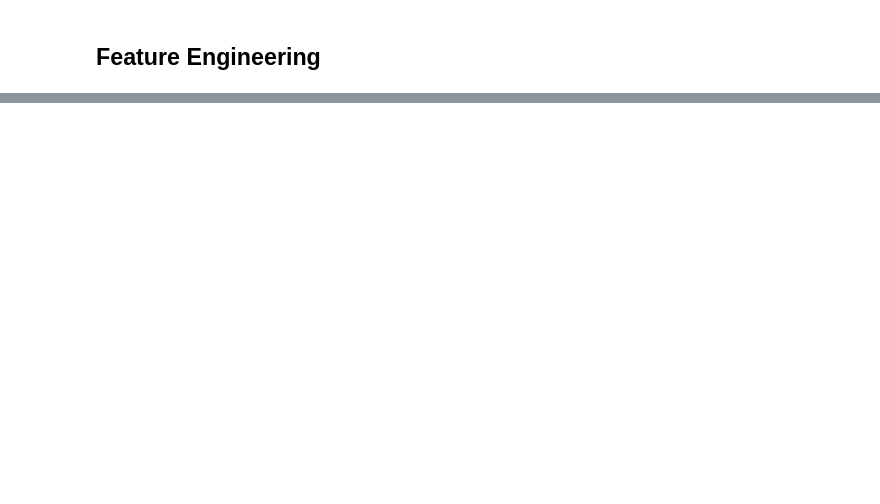
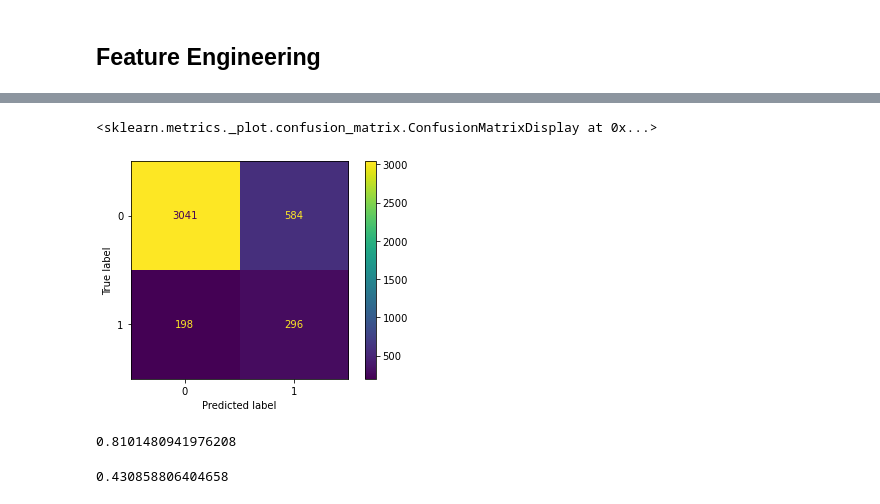
Before and after one commit to iewaij/data-analytics-bank-marketing, a Jupyter notebook: code/1_data_preparation.ipynb, the cells around one changed output, grey strips where cells are left out. Cells and saved outputs as stored; diff of their text form; code cells hidden in the pictures; blank space fills up the shorter version.

```diff
--- a/code/1_data_preparation.ipynb
+++ b/code/1_data_preparation.ipynb
@@ -50,0 +348,7 @@ bank_mkt
+# %%
+from sklearn import preprocessing
+
+min_max_scaler = preprocessing.MinMaxScaler()
+data = bank_mkt[["age", "campaign", "pdays", "poutcome", "emp.var.rate", "cons.price.idx","cons.conf.idx", "euribor3m", "nr.employed"]]
+data = min_max_scaler.fit_transform(data)
+bank_mkt[["age", "campaign", "pdays", "poutcome", "emp.var.rate", "cons.price.idx","cons.conf.idx", "euribor3m", "nr.employed"]]  = data
@@ -50,0 +407,19 @@ bank_mkt
+# %%
+from sklearn.naive_bayes import GaussianNB
+nb_model = GaussianNB()
+nb_fit = nb_model.fit(X_train, Y_train)
+Y_test_pred = nb_model.predict(X_test)
+accuracy = accuracy_score(Y_test, Y_test_pred)
+f1 = f1_score(Y_test, Y_test_pred)
+plot_confusion_matrix(nb_model, X_test, Y_test)
+# %% [output]
+<sklearn.metrics._plot.confusion_matrix.ConfusionMatrixDisplay at 0x...>
+[figure, added]
+# %%
+accuracy
+# %% [output]
+0.8101480941976208
+# %%
+f1
+# %% [output]
+0.430858806404658
```
Also changed, not shown: parts of 69 cells of this notebook, 2 other files.
